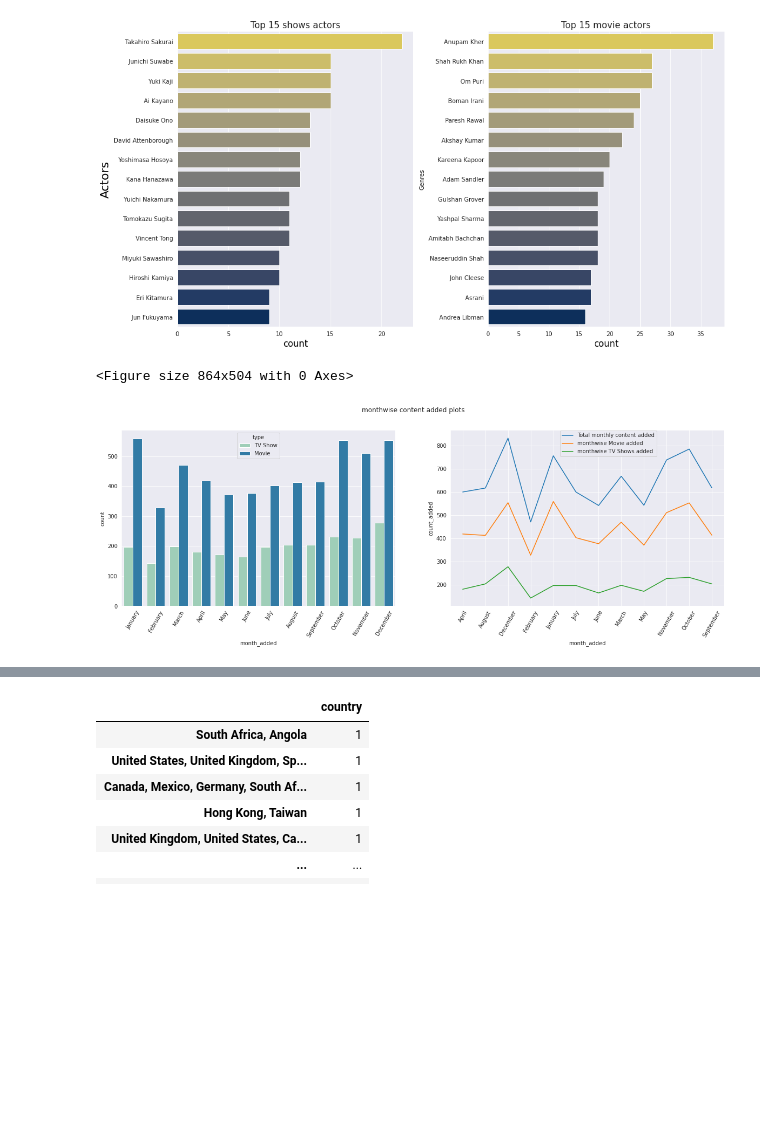
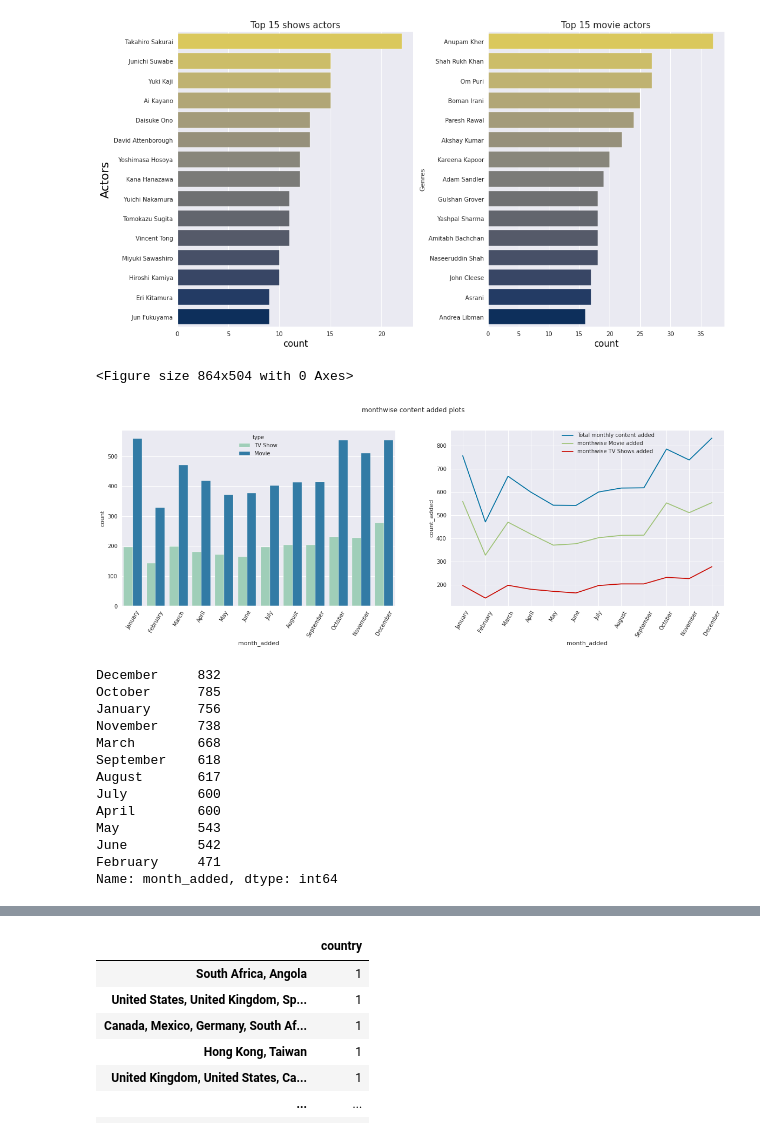
Before and after one commit to MohdSharik99/NETFLIX_MOVIES_AND_TV_SHOWS_CLUSTERING, a Jupyter notebook: NETFLIX_MOVIES_AND_TV_SHOWS_CLUSTERING.ipynb, the cells around one changed output, grey strips where cells are left out. Saved outputs shown, nothing was run; the diff lists cells and outputs as text; code cells hidden in the pictures; blank space fills up the shorter version.

```diff
--- a/NETFLIX_MOVIES_AND_TV_SHOWS_CLUSTERING.ipynb
+++ b/NETFLIX_MOVIES_AND_TV_SHOWS_CLUSTERING.ipynb
@@ -63,6 +111,9 @@ warnings.filterwarnings('ignore')
 # %%
 #loading the dataset
-df =  pd.read_csv('/content/drive/MyDrive/Alma better/NETFLIX MOVIES AND TV SHOWS CLUSTERING.csv')
+initial_df =  pd.read_csv('/content/drive/MyDrive/Alma better/NETFLIX MOVIES AND TV SHOWS CLUSTERING.csv')
+# %%
+# copying this dataset
+df = initial_df.copy()
 # %%
 # head of the data
 df.head()
@@ -164,3 +198,3 @@ df.describe(include = ['category', 'object']).transpose()
 # %%
 # Droping the show_id column
-df = df.drop(['show_id', 'title'], axis =1)
+df = df.drop(['show_id'], axis =1)
@@ -222,4 +296,5 @@ def func_1(x):
 # Getting the year added column by applying above function
 df['month_added'] = df['date_added'].apply(func_1)
 df['year_added']  = df['date_added'].apply(lambda x : x.split()[-1])
-df.drop('date_added', axis =1)
+df['release_year']  = df['release_year'].astype(str)
+df = df.drop('date_added', axis =1)
@@ -465,43 +518,62 @@ month_list = ['January', 'February', 'March', 'April', 'May', 'June', 'July', 'A
 # month wise content distribution in entire dataset
 month_added_df = pd.DataFrame(df['month_added'].value_counts()).reset_index().sort_values('index')
 month_added_df.rename(columns = {'index' : 'month_added', 'month_added': 'count_added'}, inplace = True)
+month_added_df["month_added"]  = pd.Categorical(month_added_df["month_added"], categories=month_list)
 
 # month wise content distribution in movies dataset
 movies_added_month =  pd.DataFrame(movie_df['month_added'].value_counts()).reset_index().sort_values('index')
 movies_added_month.rename(columns = {'index' : 'month_added', 'month_added': 'count_added'}, inplace = True)
+movies_added_month["month_added"]  = pd.Categorical(movies_added_month["month_added"], categories=month_list)
 
 # month wise content distribution in TV shows dataset
 shows_added_month =  pd.DataFrame(shows_df['month_added'].value_counts()).reset_index().sort_values('index')
 shows_added_month.rename(columns = {'index' : 'month_added', 'month_added': 'count_added'}, inplace = True)
+shows_added_month["month_added"]  = pd.Categorical(shows_added_month["month_added"], categories=month_list)
 
 
 
 # plotting the results of movies and TV shows in  count plot
 plt.figure(figsize = (12,7))
 fig, axes =  plt.subplots(nrows = 1, ncols = 2, figsize = (20,6))
-sns.countplot(data = df , x = 'month_added', hue = 'type', order = month_list, palette = 'YlGnBu', ax = axes[0])
+sns.countplot(data = df , x = 'month_added', order = month_list,  hue = 'type', palette = 'YlGnBu', ax = axes[0])
 axes[0].set_xticklabels(labels =month_list, rotation = 60)
 
 
 
 # plotting the distribution of entire content added in line plot
 sns.lineplot(data= month_added_df, x='month_added',  y='count_added' , ax = axes[1])
 
 # plotting the distribution of movie content added in line plot
 sns.lineplot(data= movies_added_month, x='month_added',  y='count_added' , ax = axes[1])
 
 # plotting the distribution of TV Show content added in line plot
 sns.lineplot(data= shows_added_month, x='month_added',  y='count_added', ax = axes[1] )
 
 plt.legend(['Total monthly content added','monthwise Movie added','monthwise TV Shows added'], loc = (0.4,0.85))
 plt.xticks(rotation = 60)
 
 
 plt.suptitle('monthwise content added plots')
 plt.show()
+
+
+df['month_added'].value_counts()
 # %% [output]
 <Figure size 864x504 with 0 Axes>
-[figure, old version]
+[figure, new version]
+December     832
+October      785
+January      756
+November     738
+March        668
+September    618
+August       617
+July         600
+April        600
+May          543
+June         542
+February     471
+Name: month_added, dtype: int64
 # %%
 # year wise content distribution
 
```
Also changed, not shown: parts of 97 cells of this notebook.
